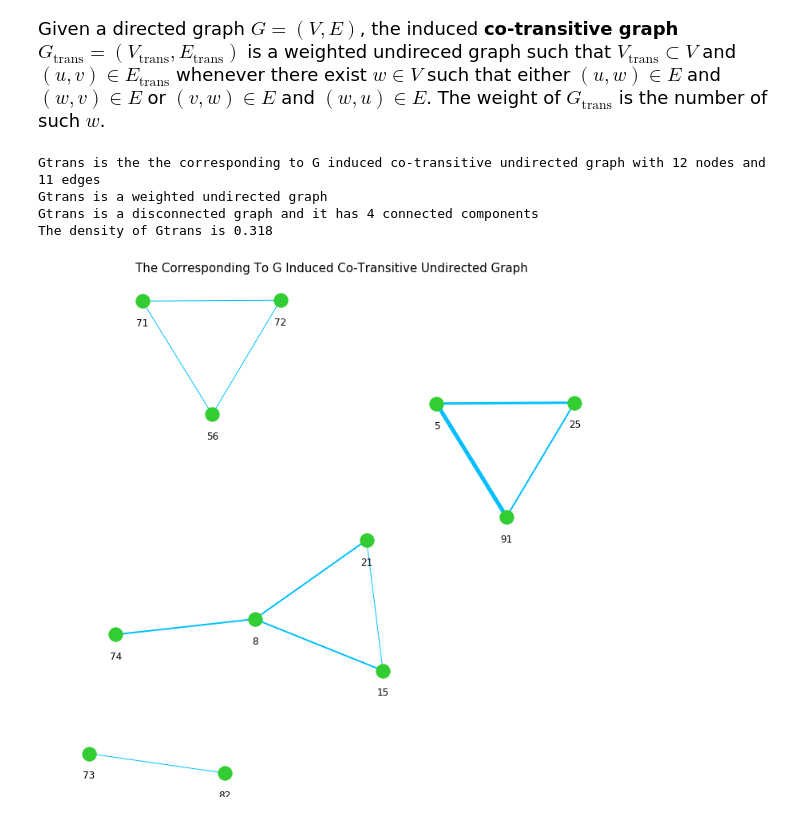
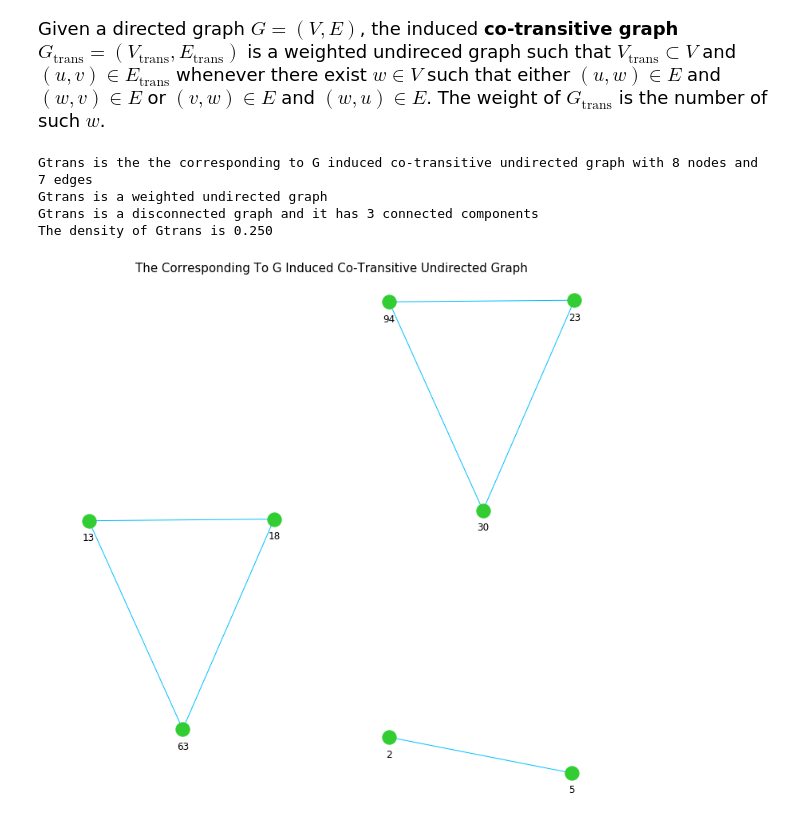
Before and after one commit to mboudour/var, a Jupyter notebook: Boudourides_Induced_CoLinked_CoLinking_CoTransitive_Graphs_by_a_Digraph.ipynb, the cells around one changed output. Saved outputs shown, nothing was run; the diff lists cells and outputs as text; code cells hidden in the pictures.

```diff
--- a/Boudourides_Induced_CoLinked_CoLinking_CoTransitive_Graphs_by_a_Digraph.ipynb
+++ b/Boudourides_Induced_CoLinked_CoLinking_CoTransitive_Graphs_by_a_Digraph.ipynb
@@ -195,40 +193,31 @@ medgestrans=[]
 
 for e in list(G3.edges()):
     n,m=e[0],e[1]
-    outn=list(G2.successors(n))
+    outn=[x for x in list(G3.successors(n)) if x!=m]
     if len(outn)>0:
         for k in outn:
-            outk=list(G2.successors(k))
-            if len(outk)>0:
-                for q in outk:
-                    outq=list(G2.successors(q))
-                    if len(outq)>0:
-                        if m in outk:
-                            medgestrans.append((n,m))
+            outk=[x for x in list(G3.successors(k)) if x!=n]
+            if m in outk:
+                medgestrans.append((n,m))
     n,m=e[1],e[0]
-    outn=list(G2.successors(n))
+    outn=[x for x in list(G3.successors(n)) if x!=m]
     if len(outn)>0:
         for k in outn:
-            outk=list(G2.successors(k))
-            if len(outk)>0:
-                for q in outk:
-                    outq=list(G2.successors(q))
-                    if len(outq)>0:
-                        if m in outk:
-                            medgestrans.append((n,m))
+            outk=[x for x in list(G3.successors(k)) if x!=n]
+            if m in outk:
+                medgestrans.append((n,m))
 
-                            name="the corresponding to G induced co-transitive undirected graph"
+name="the corresponding to G induced co-transitive undirected graph"
 Gtrans=nx.MultiGraph()
 Gtrans.add_edges_from(medgestrans)
-Gtrans=nx.MultiGraph(Gtrans,name=name)
 
-Gtrans1=Gtrans.copy()
-weight=[(x, y, {'weight': v}) for (x, y), v in Counter(Gtrans1.edges()).items()]
-Gtrans1 = nx.Graph(weight)
-edge_width=[Gtrans1[u][v]['weight'] for u,v in Gtrans1.edges()]
+weight=[(x, y, {'weight': v}) for (x, y), v in Counter(Gtrans.edges()).items()]
+Gtrans = nx.Graph(weight)
+edge_width=[Gtrans[u][v]['weight'] for u,v in Gtrans.edges()]
+Gtrans=nx.Graph(Gtrans,name=name)
 # %%
-print "Gtrans is the %s with %i nodes and %i edges" %(str(Gtrans),len(Gtrans1.nodes()),len(Gtrans1.edges()))
-if nx.is_weighted(Gtrans1)==True:
+print "Gtrans is the %s with %i nodes and %i edges" %(str(Gtrans),len(Gtrans.nodes()),len(Gtrans.edges()))
+if nx.is_weighted(Gtrans)==True:
     print "Gtrans is a weighted undirected graph"
 else:
     print "Gtrans is an unweighted undirected graph"
@@ -238,23 +227,23 @@ else:
     print "Gtrans is a disconnected graph and it has",nx.number_connected_components(Gtrans),"connected components"
 print "The density of Gtrans is %.3f" %nx.density(Gtrans)
 # %% [output]
-Gtrans is the the corresponding to G induced co-transitive undirected graph with 12 nodes and 11 edges
+Gtrans is the the corresponding to G induced co-transitive undirected graph with 8 nodes and 7 edges
 Gtrans is a weighted undirected graph
-Gtrans is a disconnected graph and it has 4 connected components
-The density of Gtrans is 0.318
+Gtrans is a disconnected graph and it has 3 connected components
+The density of Gtrans is 0.250
 # %%
-pos=graphviz_layout(Gtrans1)
+pos=graphviz_layout(Gtrans)
 plt.figure(figsize=(12,12));
-nx.draw_networkx_edges(Gtrans1, pos, width=edge_width, edge_color="deepskyblue", alpha=1)
-nodes = nx.draw_networkx_nodes(Gtrans1, pos, node_color="limegreen", alpha=1)
+nx.draw_networkx_edges(Gtrans, pos, width=edge_width, edge_color="deepskyblue", alpha=1)
+nodes = nx.draw_networkx_nodes(Gtrans, pos, node_color="limegreen", alpha=1)
 # nx.draw_networkx_edges(G, pos,arrowsize=20, width=edge_width, edge_color="b", alpha=0.5)
 # nx.draw_networkx_labels(Gcin1, pos)
 plt.axis('off');
 yoffset = {}
-y_off = -12  # offset on the y axis
+y_off = -5  # offset on the y axis
 for k, v in pos.items():
     yoffset[k] = (v[0], v[1]+y_off)
 nx.draw_networkx_labels(Gtrans, yoffset);
 plt.title(name.title(),fontsize=15);
 # %% [output]
-[figure, old version]
+[figure, new version]
```
Also changed, not shown: parts of 8 cells of this notebook.
